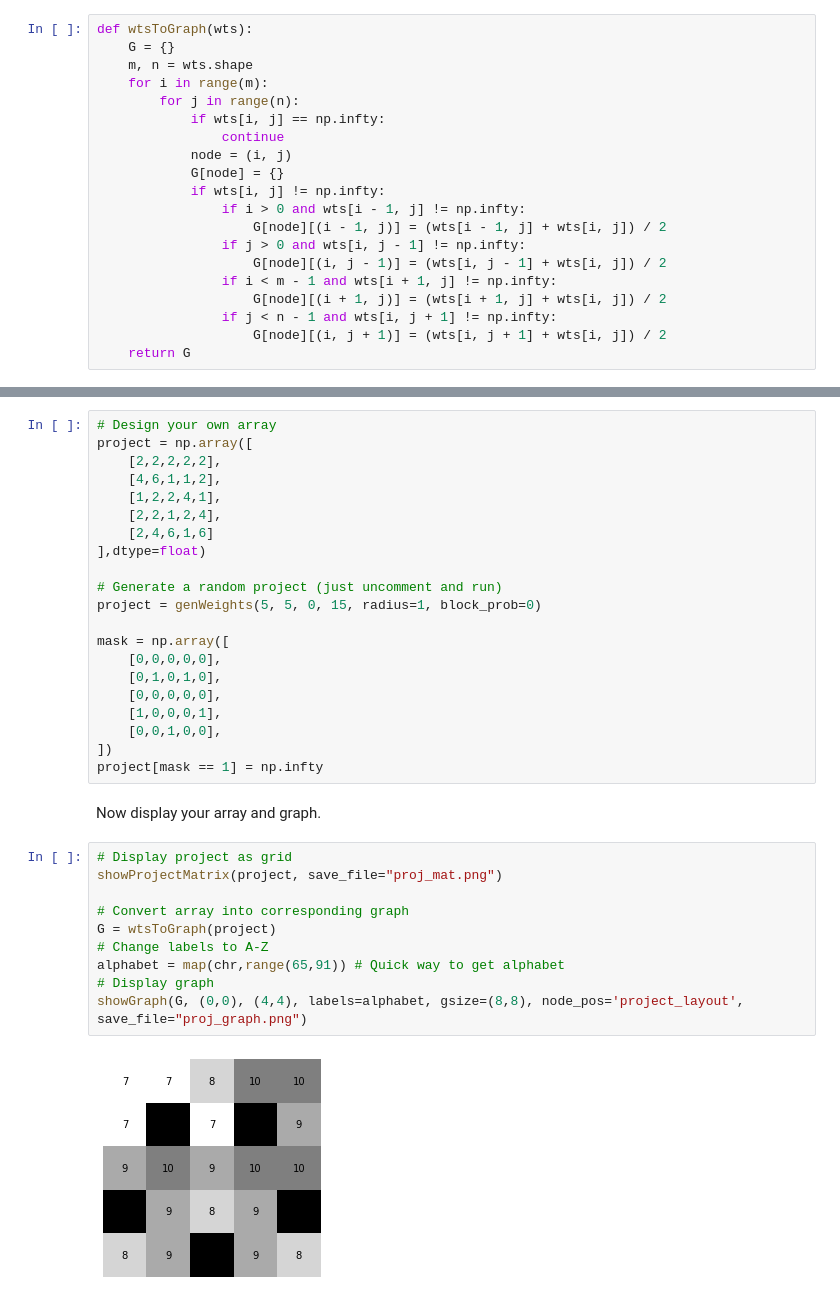
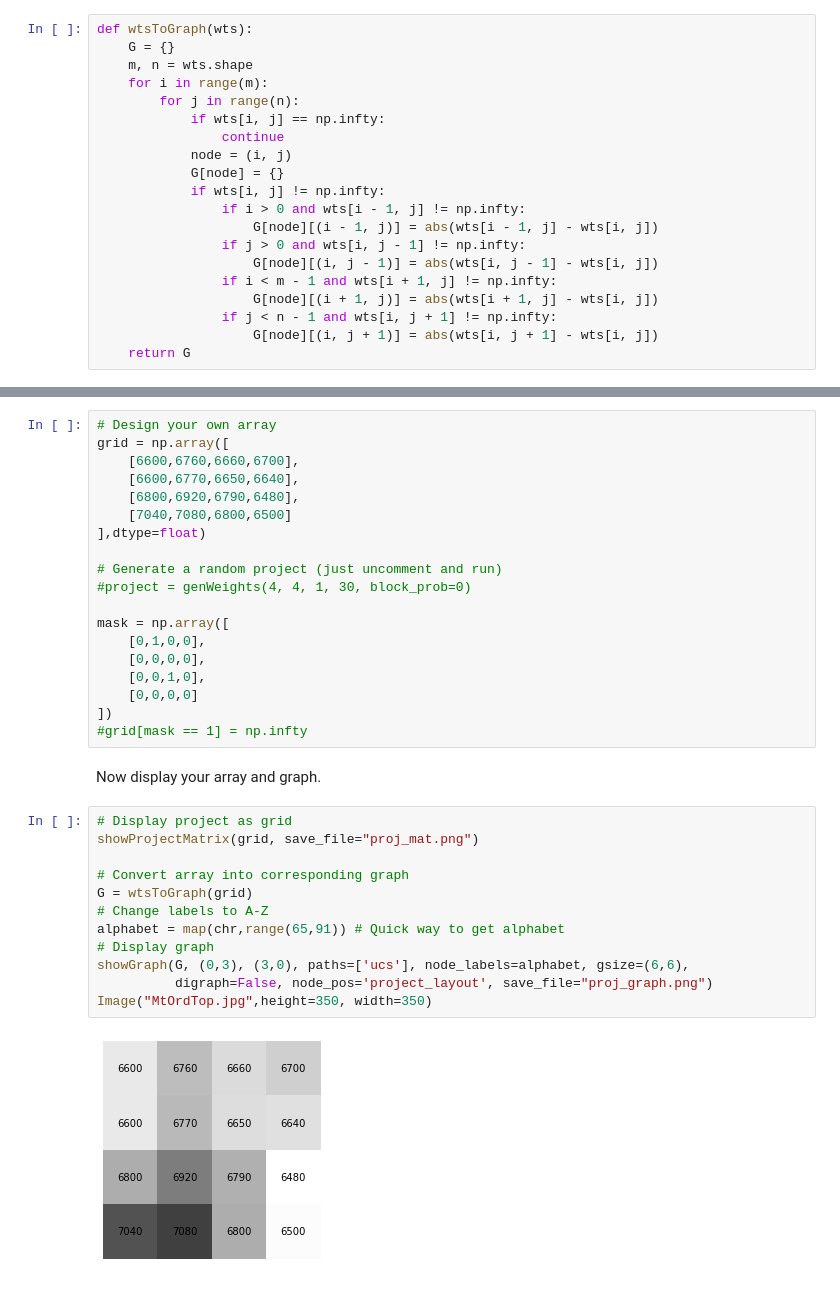
Before and after one commit to ketchers/Python-Play, a Jupyter notebook: GraphSearch.ipynb, the cells around one changed output, grey strips where cells are left out. Drawn from its saved outputs; the diff is of its cells as text.

```diff
--- a/GraphSearch.ipynb
+++ b/GraphSearch.ipynb
@@ -458,13 +495,13 @@ def wtsToGraph(wts):
             G[node] = {}
             if wts[i, j] != np.infty:
                 if i > 0 and wts[i - 1, j] != np.infty:
-                    G[node][(i - 1, j)] = (wts[i - 1, j] + wts[i, j]) / 2
+                    G[node][(i - 1, j)] = abs(wts[i - 1, j] - wts[i, j])
                 if j > 0 and wts[i, j - 1] != np.infty:
-                    G[node][(i, j - 1)] = (wts[i, j - 1] + wts[i, j]) / 2
+                    G[node][(i, j - 1)] = abs(wts[i, j - 1] - wts[i, j])
                 if i < m - 1 and wts[i + 1, j] != np.infty:
-                    G[node][(i + 1, j)] = (wts[i + 1, j] + wts[i, j]) / 2
+                    G[node][(i + 1, j)] = abs(wts[i + 1, j] - wts[i, j])
                 if j < n - 1 and wts[i, j + 1] != np.infty:
-                    G[node][(i, j + 1)] = (wts[i, j + 1] + wts[i, j]) / 2
+                    G[node][(i, j + 1)] = abs(wts[i, j + 1] - wts[i, j])
     return G
 # %% [markdown]
 # Convert the instance into a graph
@@ -482,35 +524,35 @@ Design your own mask array.
 # %%
 # Design your own array
-project = np.array([
-    [2,2,2,2,2],
-    [4,6,1,1,2],
-    [1,2,2,4,1],
-    [2,2,1,2,4],
-    [2,4,6,1,6]
+grid = np.array([
+    [6600,6760,6660,6700],
+    [6600,6770,6650,6640],
+    [6800,6920,6790,6480],
+    [7040,7080,6800,6500]
 ],dtype=float)
 
 # Generate a random project (just uncomment and run)
-project = genWeights(5, 5, 0, 15, radius=1, block_prob=0)
+#project = genWeights(4, 4, 1, 30, block_prob=0)
 
 mask = np.array([
-    [0,0,0,0,0],
-    [0,1,0,1,0],
-    [0,0,0,0,0],
-    [1,0,0,0,1],
-    [0,0,1,0,0],
+    [0,1,0,0],
+    [0,0,0,0],
+    [0,0,1,0],
+    [0,0,0,0]
 ])
-project[mask == 1] = np.infty
+#grid[mask == 1] = np.infty
 # %% [markdown]
 Now display your array and graph.
 # %%
 # Display project as grid
-showProjectMatrix(project, save_file="proj_mat.png")
+showProjectMatrix(grid, save_file="proj_mat.png")
 
 # Convert array into corresponding graph
-G = wtsToGraph(project)
+G = wtsToGraph(grid)
 # Change labels to A-Z
 alphabet = map(chr,range(65,91)) # Quick way to get alphabet
 # Display graph
-showGraph(G, (0,0), (4,4), labels=alphabet, gsize=(8,8), node_pos='project_layout', save_file="proj_graph.png")
+showGraph(G, (0,3), (3,0), paths=['ucs'], node_labels=alphabet, gsize=(6,6),
+          digraph=False, node_pos='project_layout', save_file="proj_graph.png")
+Image("MtOrdTop.jpg",height=350, width=350)
 # %% [output]
-[figure, old version]
+[figure, new version]
```
Also changed, not shown: parts of 19 cells of this notebook.
